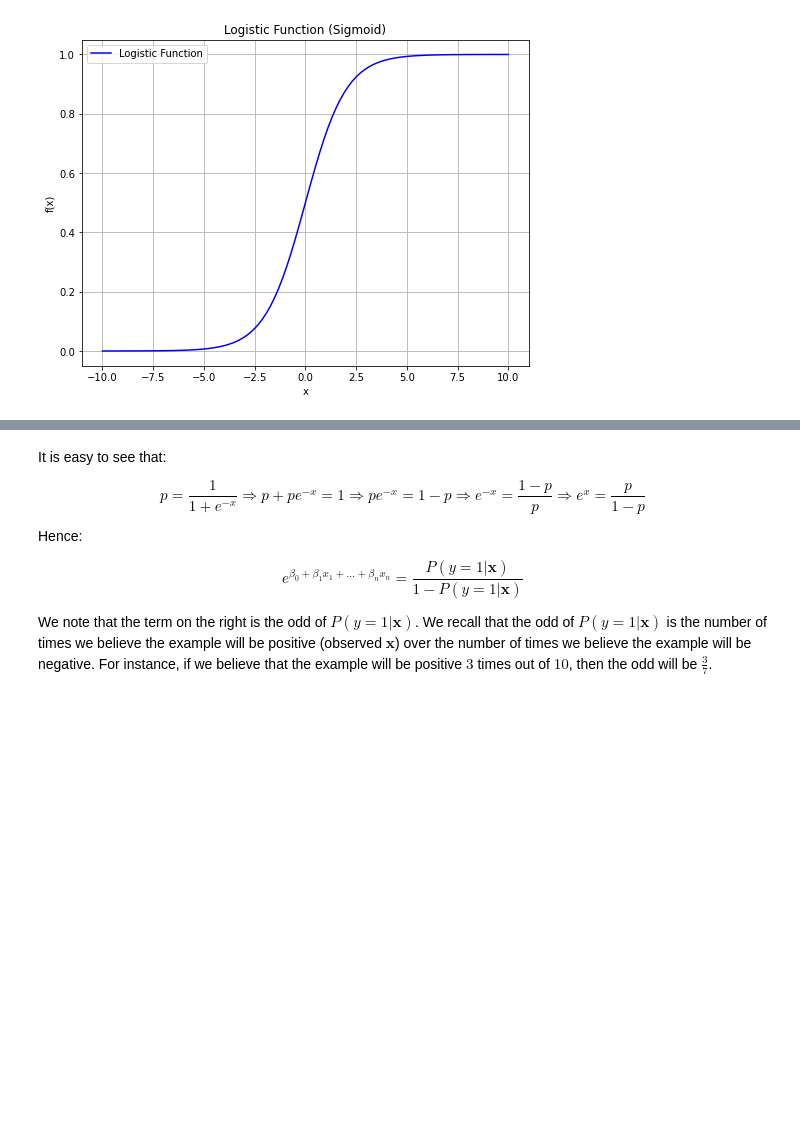
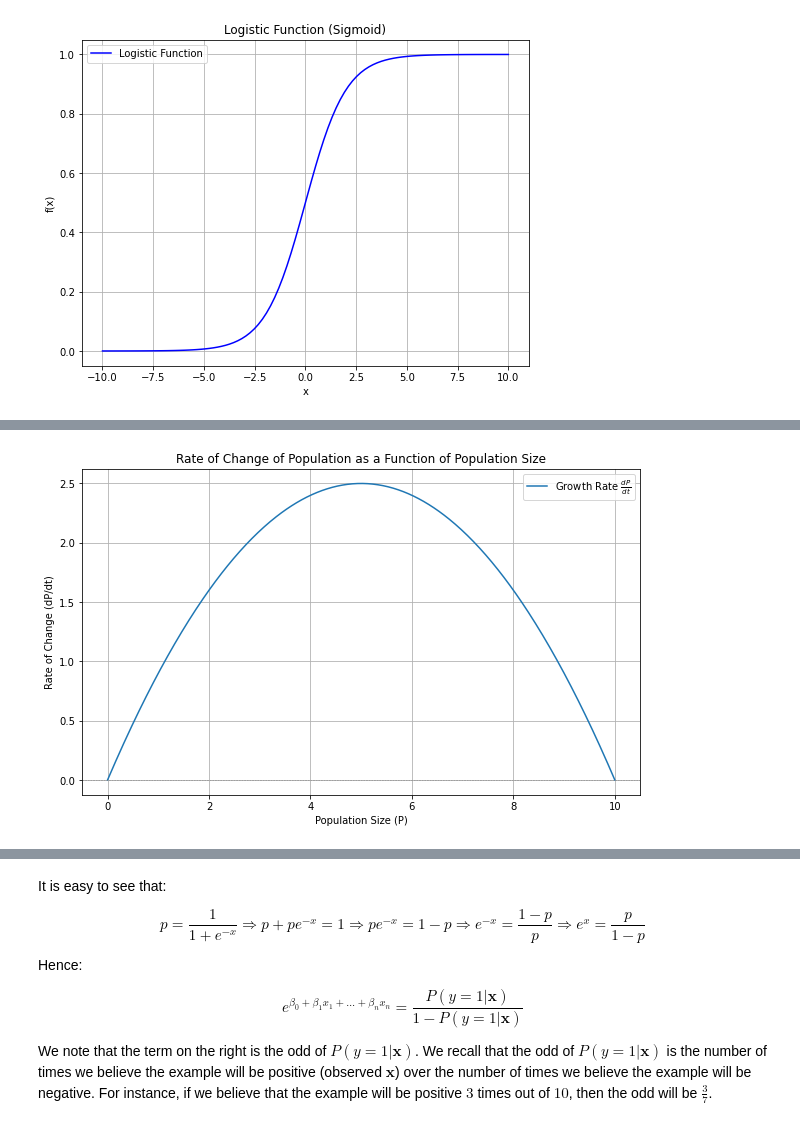
Before and after one commit to antoninofurnari/fadlecturenotes2425, a Jupyter notebook: lecturenotes/lectures/12_logistic_regression.ipynb, the cells around one changed output, grey strips where cells are left out. Drawn from its saved outputs; the diff is of its cells as text; code cells hidden in the pictures; blank space fills up the shorter version.

```diff
--- a/lecturenotes/lectures/12_logistic_regression.ipynb
+++ b/lecturenotes/lectures/12_logistic_regression.ipynb
@@ -151,0 +205,19 @@ plt.show()
+# %%
+# Define a range of population sizes to show how the derivative changes
+population_sizes = np.linspace(0, K, 500)  # Range from 0 to carrying capacity
+
+# Compute the rate of change (derivative) for each population size
+dP_dt = r * population_sizes * (1 - population_sizes / K)
+
+# Plot the rate of change of population as a function of population size
+plt.figure(figsize=(10, 6))
+plt.plot(population_sizes, dP_dt, label=r"Growth Rate $\frac{dP}{dt}$")
+plt.axhline(0, color='gray', linestyle='--', linewidth=0.5)
+plt.title("Rate of Change of Population as a Function of Population Size")
+plt.xlabel("Population Size (P)")
+plt.ylabel("Rate of Change (dP/dt)")
+plt.grid(True)
+plt.legend()
+plt.show()
+# %% [output]
+[figure, added]
```
Also changed, not shown: parts of 7 cells of this notebook.
